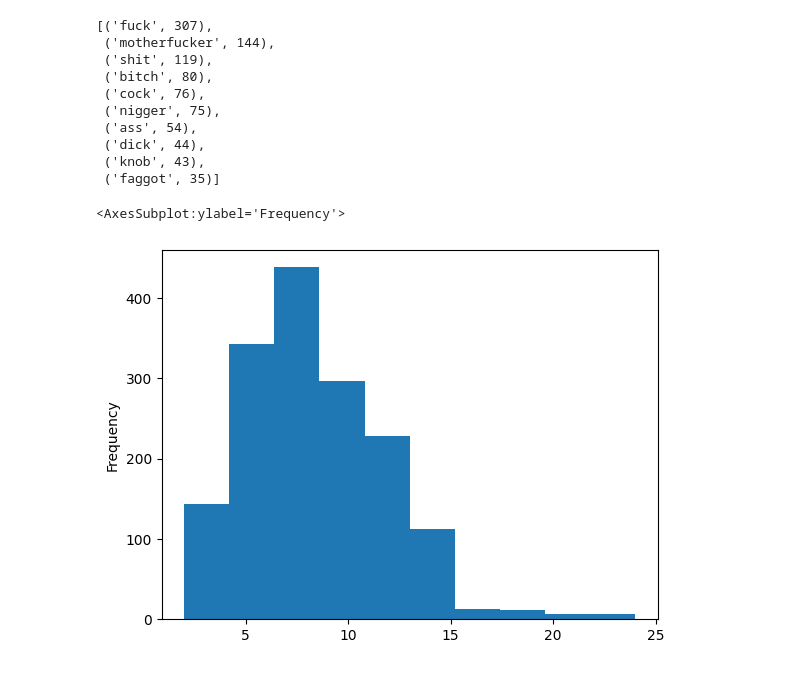
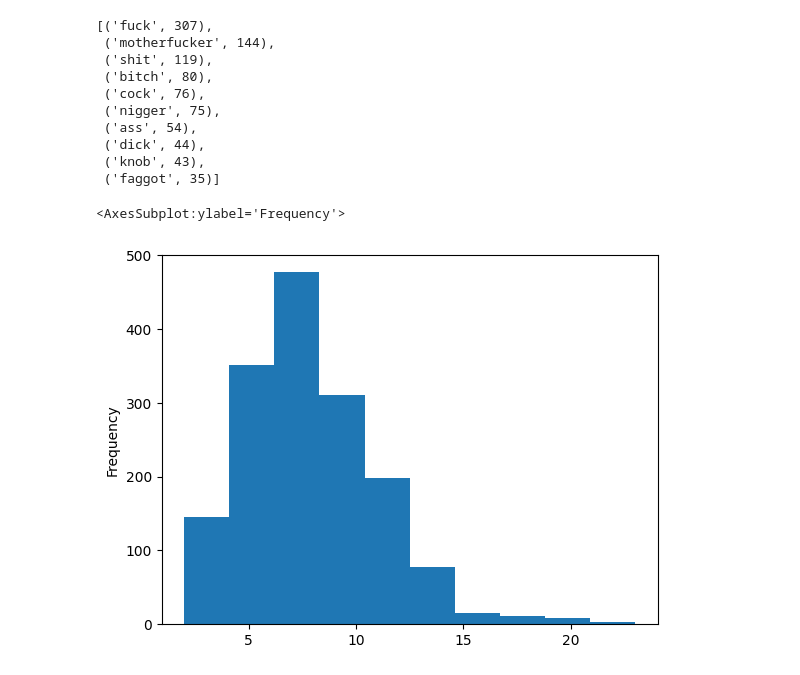
Before and after one commit to BillWang04/swear_word_analysis, a Jupyter notebook: analysis.ipynb, the cells around one changed output. Drawn from its saved outputs; the diff is of its cells as text; code cells hidden in the pictures.

```diff
--- a/analysis.ipynb
+++ b/analysis.ipynb
@@ -76,11 +92,8 @@ word_counts.most_common(10)
  ('knob', 43),
  ('faggot', 35)]
 # %%
-profanity['text_length'] = profanity['text'].apply(len)
-
-
-
+profanity['text_length'] = profanity['text'].apply(lambda x : len(x.replace(' ', '')))
 profanity['text_length'].plot(kind = 'hist')
 # %% [output]
 <AxesSubplot:ylabel='Frequency'>
-[figure, old version]
+[figure, new version]
```
Also changed, not shown: parts of 6 cells of this notebook.
